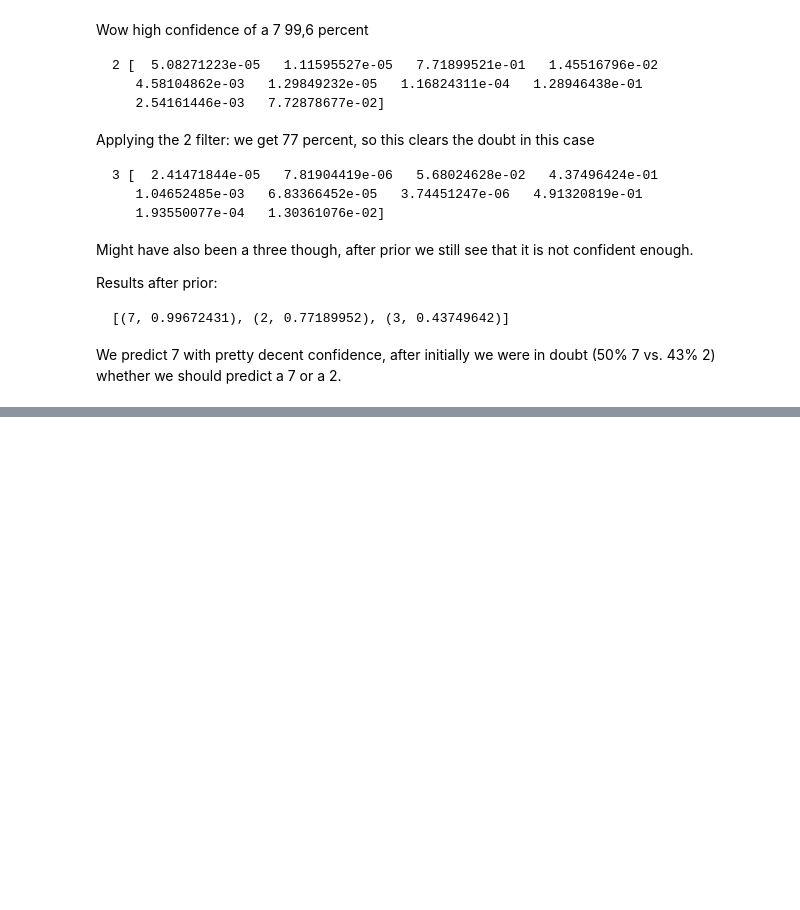
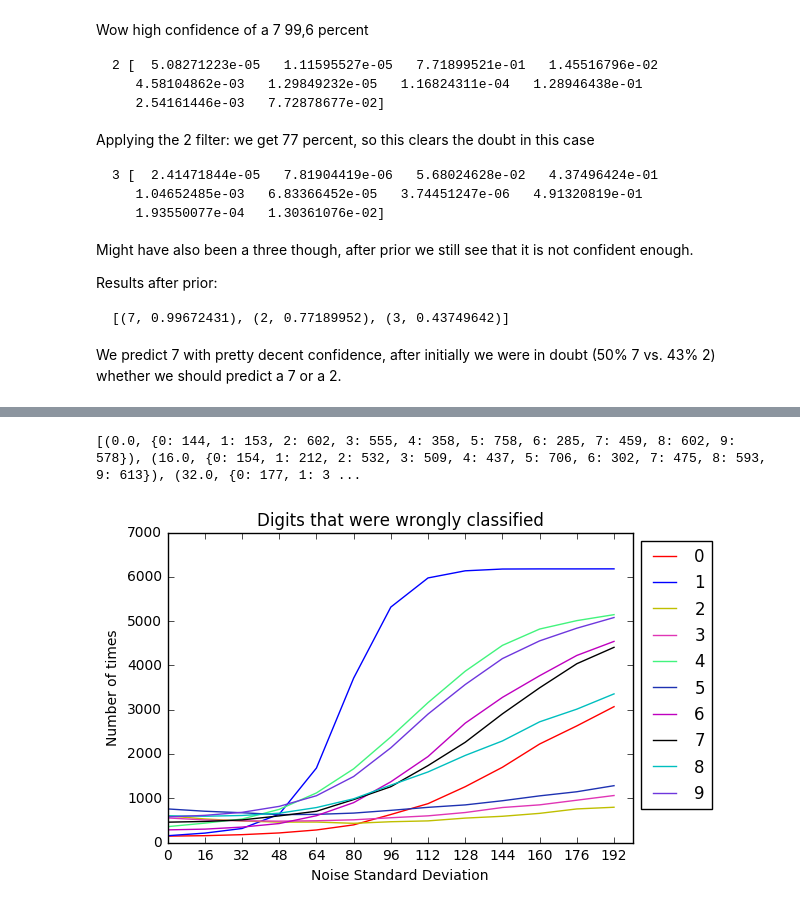
Before and after one commit to VincentRoest/capstone, a Jupyter notebook: Image_manipulation.ipynb, the cells around one changed output, grey strips where cells are left out. Drawn from its saved outputs; the diff is of its cells as text; code cells hidden in the pictures; blank space fills up the shorter version.

```diff
--- a/Image_manipulation.ipynb
+++ b/Image_manipulation.ipynb
@@ -1056,0 +1087,32 @@ def predict_classwise_top_n_acc(model, X_test, y_test, n=1):
+# %%
+# we now have to sort them to make them useful for plotting
+lists = sorted(total_mistakes.items()) # sorted by key, return a list of tuples
+print lists
+x, y = zip(*lists) # unpack a list of pairs into two tuples
+
+# this will hold the digit progressions
+new_dict = {key: [] for key in [i for i in range(10)]}
+# for every stddev
+for i in range(len(stddevs)):
+    # add to that digit's
+    for j in range(10):
+        new_dict[j] = new_dict[j] + [y[i][j]]
+
+
+# plot the data
+colors = ['r', 'b', 'y', '#e035b5', '#42f47d', '#1e32b2', 'm', 'k', 'c', '#6e37dd']
+for i in range(10):
+    plt.plot(x, new_dict[i], '-', label=str(i), color=colors[i])
+
+plt.title('Wrongly classified digits')
+plt.ylabel('Number of times')
+plt.xlabel('Noise Standard Deviation')
+
+plt.xticks(x)
+
+# Put a legend to the right of the current axis
+plt.legend(loc="upper left", bbox_to_anchor=(1,1))
+plt.show()
+# %% [output]
+[(0.0, {0: 144, 1: 153, 2: 602, 3: 555, 4: 358, 5: 758, 6: 285, 7: 459, 8: 602, 9: 578}), (16.0, {0: 154, 1: 212, 2: 532, 3: 509, 4: 437, 5: 706, 6: 302, 7: 475, 8: 593, 9: 613}), (32.0, {0: 177, 1: 3 ...
+[figure, added]
```
Also changed, not shown: parts of 27 cells of this notebook.
